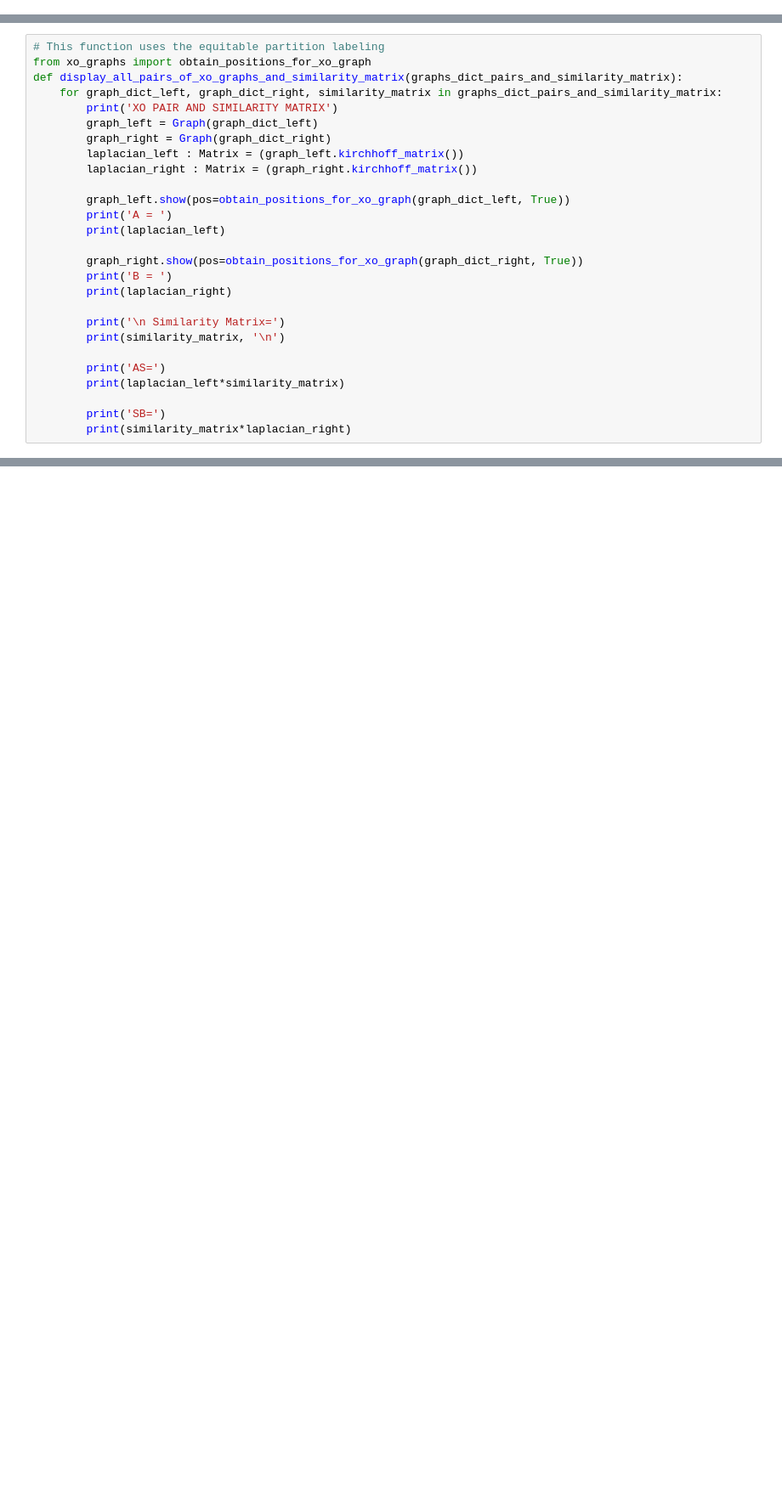
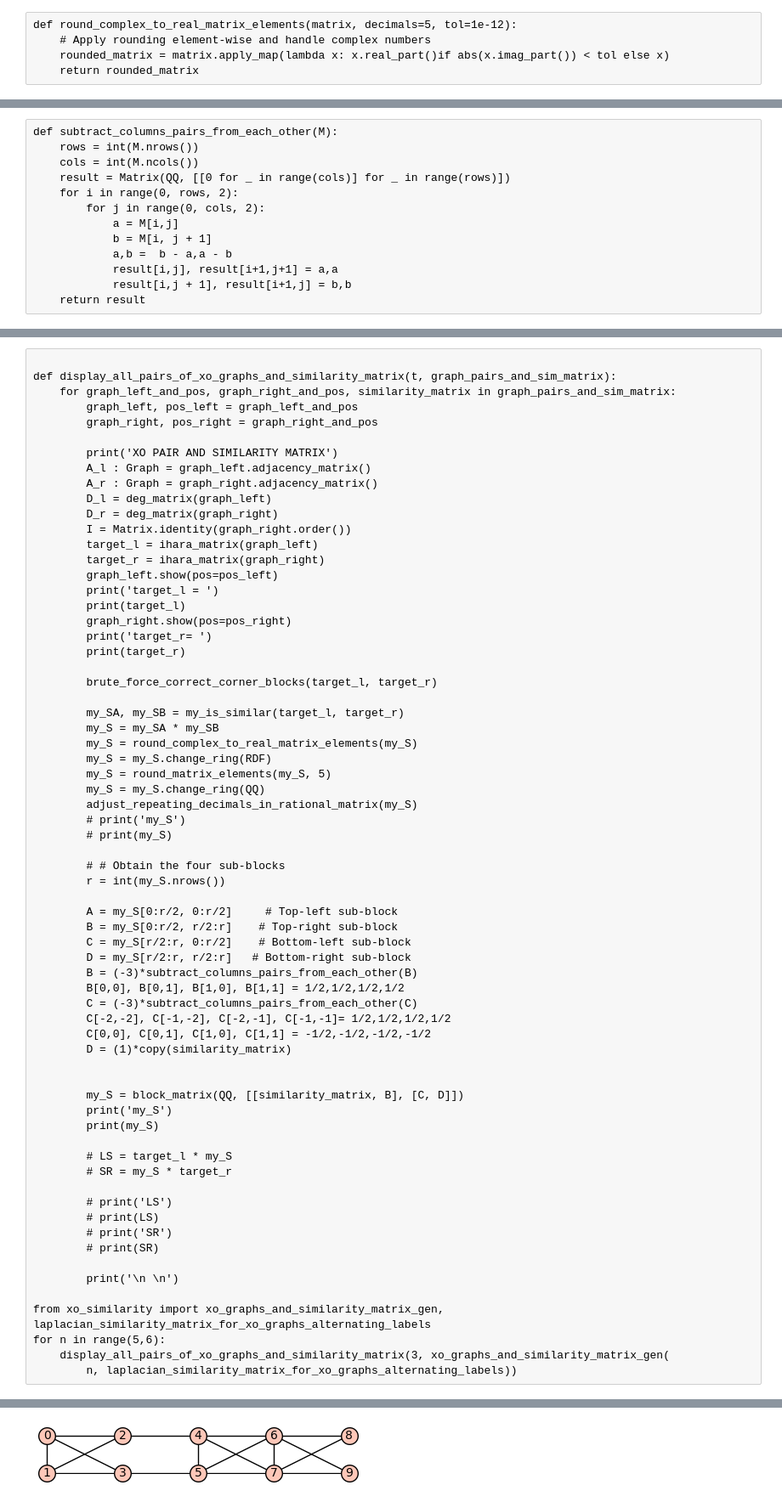
Before and after one commit to davizacheu/Spectral-Graph-Theory-Research, a Jupyter notebook: NB_Functions.ipynb, the cells around one changed output, grey strips where cells are left out. Shown at 85% size. Drawn from its saved outputs; the diff is of its cells as text; blank space fills up the shorter version.

Commit message:
Updated nb with more functionalities

```diff
--- a/NB_Functions.ipynb
+++ b/NB_Functions.ipynb
@@ -428,0 +471,5 @@ def display_non_similar_pairs_and_similarity_matrix(graphs_dict_pairs):
+# %%
+def round_complex_to_real_matrix_elements(matrix, decimals=5, tol=1e-12):
+    # Apply rounding element-wise and handle complex numbers
+    rounded_matrix = matrix.apply_map(lambda x: x.real_part()if abs(x.imag_part()) < tol else x)
+    return rounded_matrix
@@ -428,0 +511,13 @@ def display_non_similar_pairs_and_similarity_matrix(graphs_dict_pairs):
+# %%
+def subtract_columns_pairs_from_each_other(M):
+    rows = int(M.nrows())
+    cols = int(M.ncols())
+    result = Matrix(QQ, [[0 for _ in range(cols)] for _ in range(rows)])
+    for i in range(0, rows, 2):
+        for j in range(0, cols, 2):
+            a = M[i,j]
+            b = M[i, j + 1]
+            a,b =  b - a,a - b
+            result[i,j], result[i+1,j+1] = a,a
+            result[i,j + 1], result[i+1,j] = b,b
+    return result
@@ -429,27 +622,68 @@ def display_non_similar_pairs_and_similarity_matrix(graphs_dict_pairs):
 # %%
-# This function uses the equitable partition labeling
-from xo_graphs import obtain_positions_for_xo_graph
-def display_all_pairs_of_xo_graphs_and_similarity_matrix(graphs_dict_pairs_and_similarity_matrix):
-    for graph_dict_left, graph_dict_right, similarity_matrix in graphs_dict_pairs_and_similarity_matrix:
+
+def display_all_pairs_of_xo_graphs_and_similarity_matrix(t, graph_pairs_and_sim_matrix):
+    for graph_left_and_pos, graph_right_and_pos, similarity_matrix in graph_pairs_and_sim_matrix:
+        graph_left, pos_left = graph_left_and_pos
+        graph_right, pos_right = graph_right_and_pos
+
         print('XO PAIR AND SIMILARITY MATRIX')
-        graph_left = Graph(graph_dict_left)
-        graph_right = Graph(graph_dict_right)
-        laplacian_left : Matrix = (graph_left.kirchhoff_matrix())
-        laplacian_right : Matrix = (graph_right.kirchhoff_matrix())
+        A_l : Graph = graph_left.adjacency_matrix()
+        A_r : Graph = graph_right.adjacency_matrix()
+        D_l = deg_matrix(graph_left)
+        D_r = deg_matrix(graph_right)
+        I = Matrix.identity(graph_right.order())
+        target_l = ihara_matrix(graph_left)
+        target_r = ihara_matrix(graph_right)
+        graph_left.show(pos=pos_left)
+        print('target_l = ')
+        print(target_l)
+        graph_right.show(pos=pos_right)
+        print('target_r= ')
+        print(target_r)
 
-        graph_left.show(pos=obtain_positions_for_xo_graph(graph_dict_left, True))
-        print('A = ')
-        print(laplacian_left)
+        brute_force_correct_corner_blocks(target_l, target_r)
 
-        graph_right.show(pos=obtain_positions_for_xo_graph(graph_dict_right, True))
-        print('B = ')
-        print(laplacian_right)
+        my_SA, my_SB = my_is_similar(target_l, target_r)
+        my_S = my_SA * my_SB
+        my_S = round_complex_to_real_matrix_elements(my_S)
+        my_S = my_S.change_ring(RDF)
+        my_S = round_matrix_elements(my_S, 5)
+        my_S = my_S.change_ring(QQ)
+        adjust_repeating_decimals_in_rational_matrix(my_S)
+        # print('my_S')
+        # print(my_S)
 
-        print('\n Similarity Matrix=')
-        print(similarity_matrix, '\n')
+        # # Obtain the four sub-blocks
+        r = int(my_S.nrows())
 
-        print('AS=')
-        print(laplacian_left*similarity_matrix)
+        A = my_S[0:r/2, 0:r/2]     # Top-left sub-block
+        B = my_S[0:r/2, r/2:r]    # Top-right sub-block
+        C = my_S[r/2:r, 0:r/2]    # Bottom-left sub-block
+        D = my_S[r/2:r, r/2:r]   # Bottom-right sub-block
+        B = (-3)*subtract_columns_pairs_from_each_other(B)
+        B[0,0], B[0,1], B[1,0], B[1,1] = 1/2,1/2,1/2,1/2
+        C = (-3)*subtract_columns_pairs_from_each_other(C)
+        C[-2,-2], C[-1,-2], C[-2,-1], C[-1,-1]= 1/2,1/2,1/2,1/2
+        C[0,0], C[0,1], C[1,0], C[1,1] = -1/2,-1/2,-1/2,-1/2
+        D = (1)*copy(similarity_matrix)
 
-        print('SB=')
-        print(similarity_matrix*laplacian_right)
+
+        my_S = block_matrix(QQ, [[similarity_matrix, B], [C, D]])
+        print('my_S')
+        print(my_S)
+
+        # LS = target_l * my_S
+        # SR = my_S * target_r
+
+        # print('LS')
+        # print(LS)
+        # print('SR')
+        # print(SR)
+
+        print('\n \n')
+
+from xo_similarity import xo_graphs_and_similarity_matrix_gen, laplacian_similarity_matrix_for_xo_graphs_alternating_labels
+for n in range(5,6):
+    display_all_pairs_of_xo_graphs_and_similarity_matrix(3, xo_graphs_and_similarity_matrix_gen(
+        n, laplacian_similarity_matrix_for_xo_graphs_alternating_labels))
+# %% [output]
@@ -455,0 +691 @@ def display_all_pairs_of_xo_graphs_and_similarity_matrix(graphs_dict_pairs_and_s
+[figure, added]
```
Also changed, not shown: parts of 68 cells of this notebook.
